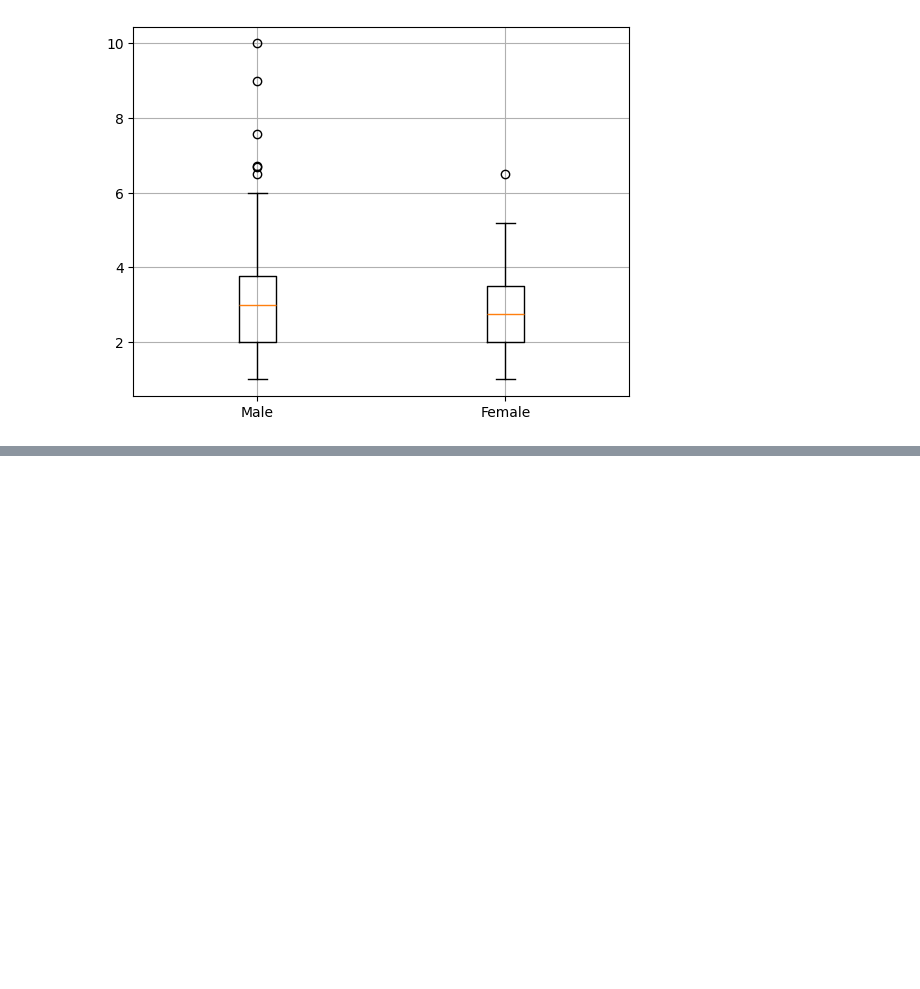
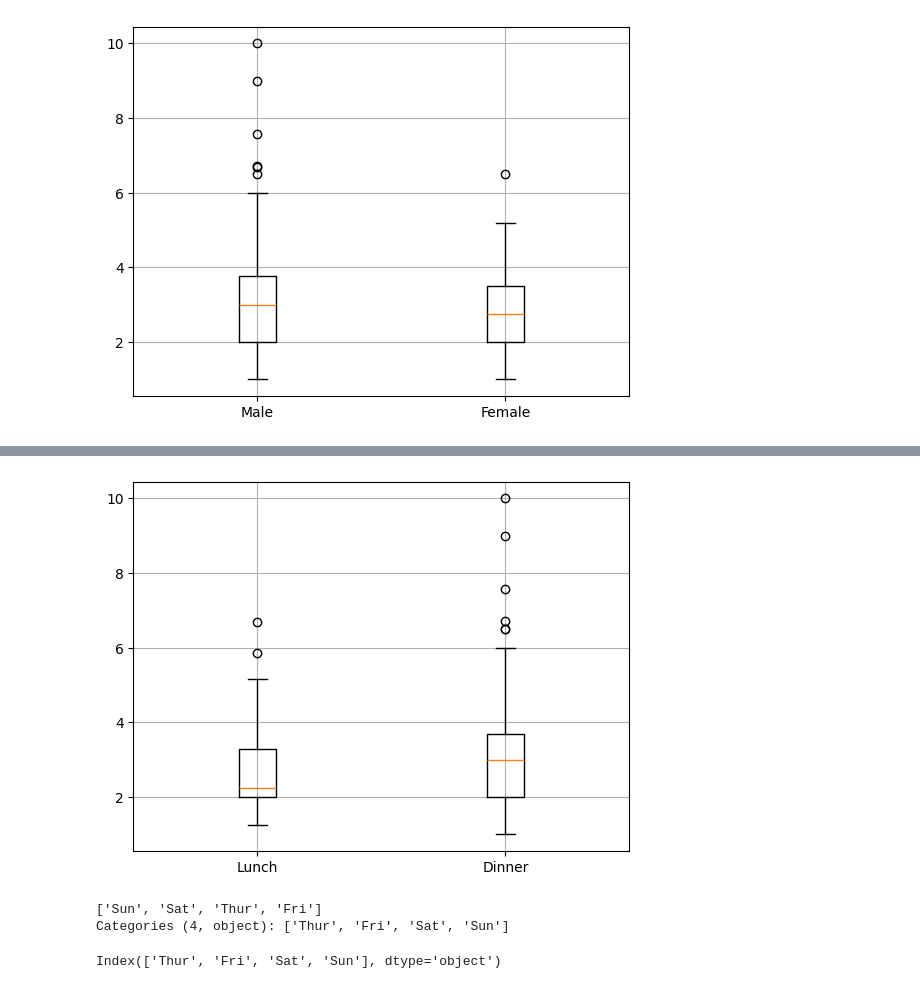
Before and after one commit to Sjleerodls/Data_Analysis, a Jupyter notebook: lab_da/da04_matplotlib_py.ipynb, the cells around one changed output, grey strips where cells are left out. Saved outputs shown, nothing was run; the diff lists cells and outputs as text; code cells hidden in the pictures; blank space fills up the shorter version.

```diff
--- a/lab_da/da04_matplotlib_py.ipynb
+++ b/lab_da/da04_matplotlib_py.ipynb
@@ -272,0 +310,3 @@ plt.show()
+# %%
+lunch_tips = tips[tips.time == 'Lunch'].tip
+lunch_tips.describe()
@@ -272,0 +324,3 @@ plt.show()
+# %%
+dinner_tips = tips[tips.time == 'Dinner'].tip
+dinner_tips.describe()
@@ -272,0 +338,16 @@ plt.show()
+# %%
+plt.boxplot(x = [lunch_tips, dinner_tips], tick_labels=['Lunch', 'Dinner'])
+
+plt.grid()
+plt.show()
+# %% [output]
+[figure, added]
+# %%
+tips.day.unique()   #> DataFrame에서 값이 등장하는 순서대로 유일한 값들을 리턴.
+# %% [output]
+['Sun', 'Sat', 'Thur', 'Fri']
+Categories (4, object): ['Thur', 'Fri', 'Sat', 'Sun']
+# %%
+tips.day.cat.categories     #> data_frame.column.cat.categories: 카테고리 객체
+# %% [output]
+Index(['Thur', 'Fri', 'Sat', 'Sun'], dtype='object')
```
Also changed, not shown: parts of 24 cells of this notebook.
